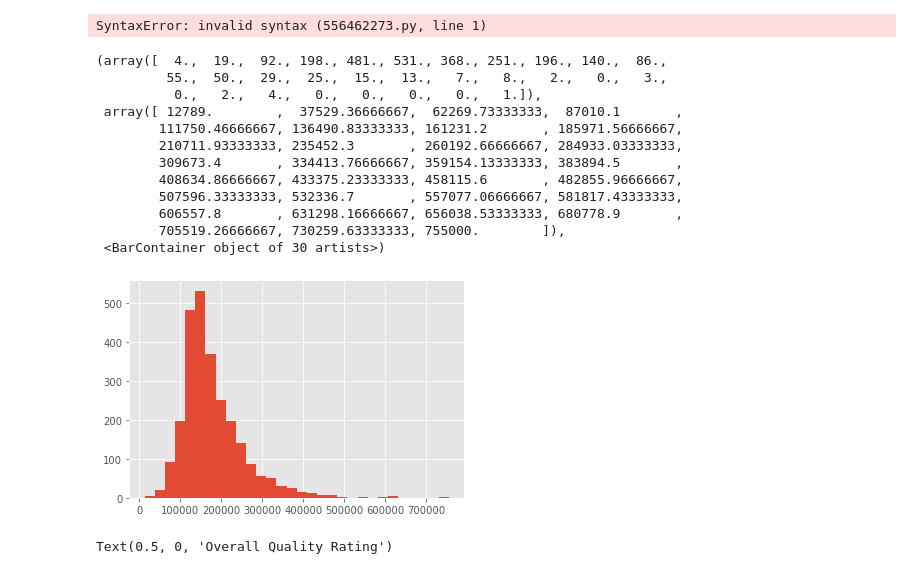
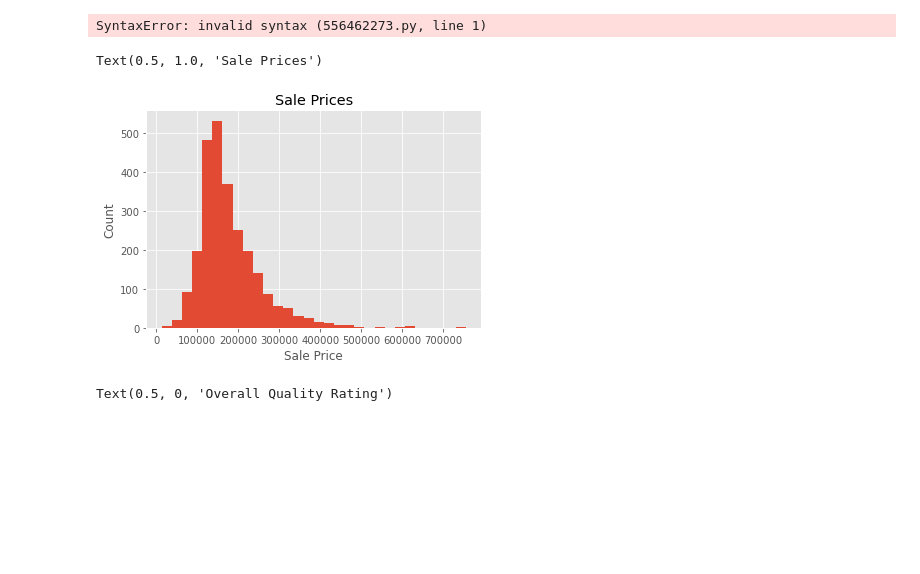
Before and after one commit to mobrien829/ames-ml-project, a Jupyter notebook: Caroline/ML Project EDA.ipynb, the cells around one changed output. Cells and saved outputs as stored; diff of their text form; code cells hidden in the pictures; blank space fills up the shorter version.

```diff
--- a/Caroline/ML Project EDA.ipynb
+++ b/Caroline/ML Project EDA.ipynb
@@ -75,20 +75,12 @@ hp.
 SyntaxError: invalid syntax (556462273.py, line 1)
 # %%
 plt.hist(hp['SalePrice'], bins = 30)
+plt.xlabel('Sale Price')
+plt.ylabel('Count')
+plt.title('Sale Prices')
 # %% [output]
-(array([  4.,  19.,  92., 198., 481., 531., 368., 251., 196., 140.,  86.,
-         55.,  50.,  29.,  25.,  15.,  13.,   7.,   8.,   2.,   0.,   3.,
-          0.,   2.,   4.,   0.,   0.,   0.,   0.,   1.]),
- array([ 12789.        ,  37529.36666667,  62269.73333333,  87010.1       ,
-        111750.46666667, 136490.83333333, 161231.2       , 185971.56666667,
-        210711.93333333, 235452.3       , 260192.66666667, 284933.03333333,
-        309673.4       , 334413.76666667, 359154.13333333, 383894.5       ,
-        408634.86666667, 433375.23333333, 458115.6       , 482855.96666667,
-        507596.33333333, 532336.7       , 557077.06666667, 581817.43333333,
-        606557.8       , 631298.16666667, 656038.53333333, 680778.9       ,
-        705519.26666667, 730259.63333333, 755000.        ]),
- <BarContainer object of 30 artists>)
+Text(0.5, 1.0, 'Sale Prices')
-[figure, old version]
+[figure, new version]
 # %%
 # hp.plot(kind = 'box',x = 'OverallQual', y = 'SalePrice')
 # plt.xlabel('Overall Quality')
```
Also changed, not shown: parts of 3 cells of this notebook, 2 other files.
